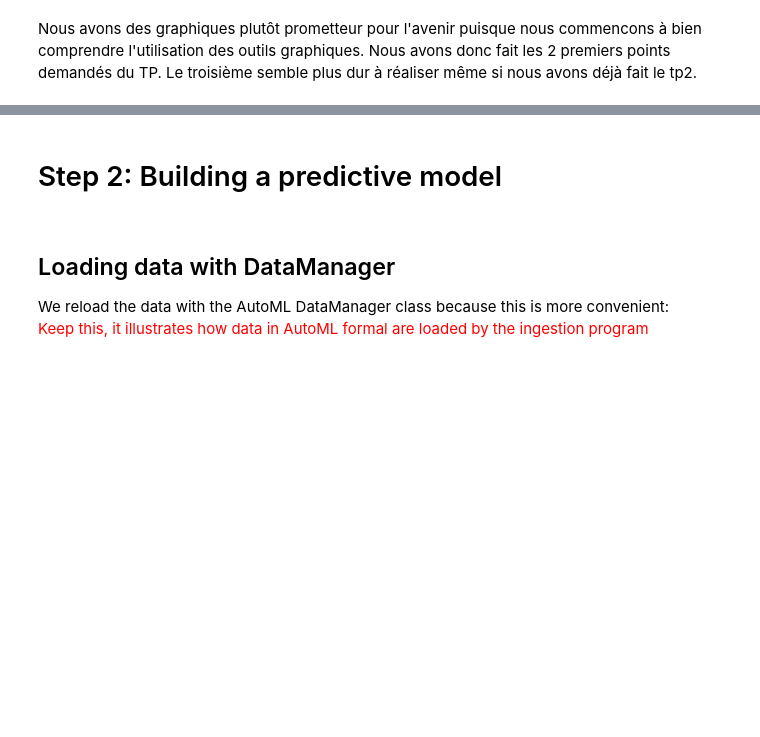
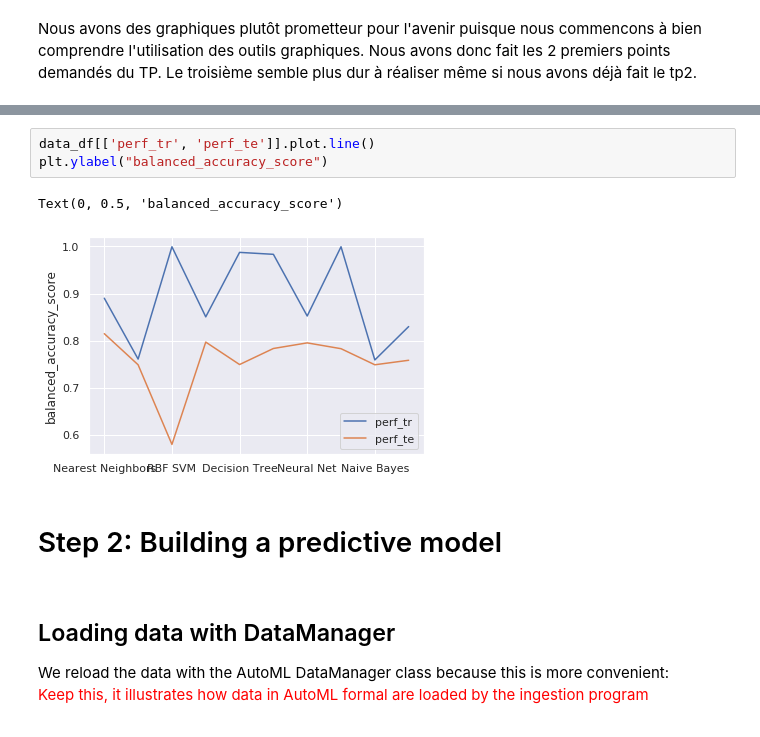
Before and after one commit to javaax/truck, a Jupyter notebook: starting_kit/README_{visualisation}/README_{visualisation}.ipynb, the cells around one changed output, grey strips where cells are left out. Saved outputs shown, nothing was run; the diff lists cells and outputs as text; blank space fills up the shorter version.

```diff
--- a/starting_kit/README_{visualisation}/README_{visualisation}.ipynb
+++ b/starting_kit/README_{visualisation}/README_{visualisation}.ipynb
@@ -489,3 +319,9 @@ Nous avons des graphiques plutôt prometteur pour l'avenir puisque nous commenco
+# %%
+data_df[['perf_tr', 'perf_te']].plot.line()
+plt.ylabel("balanced_accuracy_score")
+# %% [output]
+Text(0, 0.5, 'balanced_accuracy_score')
+[figure, added]
 # %% [markdown]
 <div>
 <h1>Step 2: Building a predictive model</h1>
```
Also changed, not shown: parts of 22 cells of this notebook.
